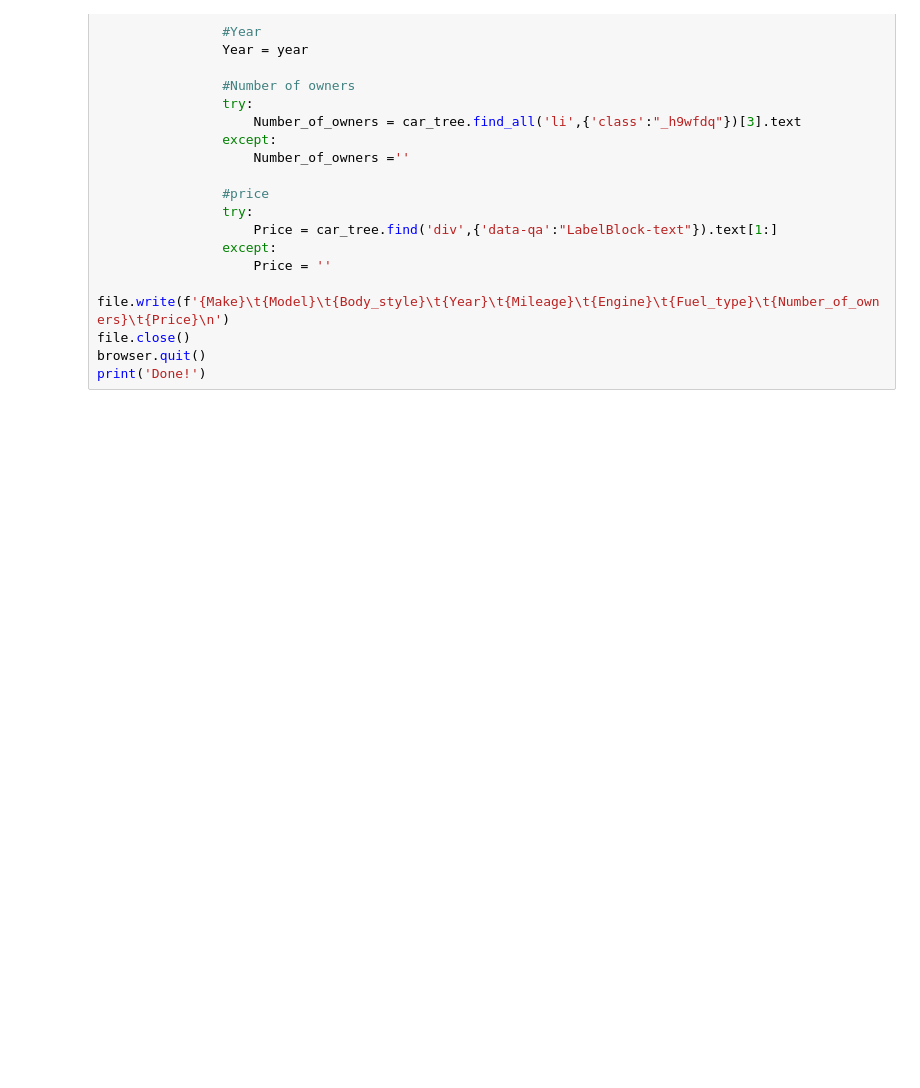
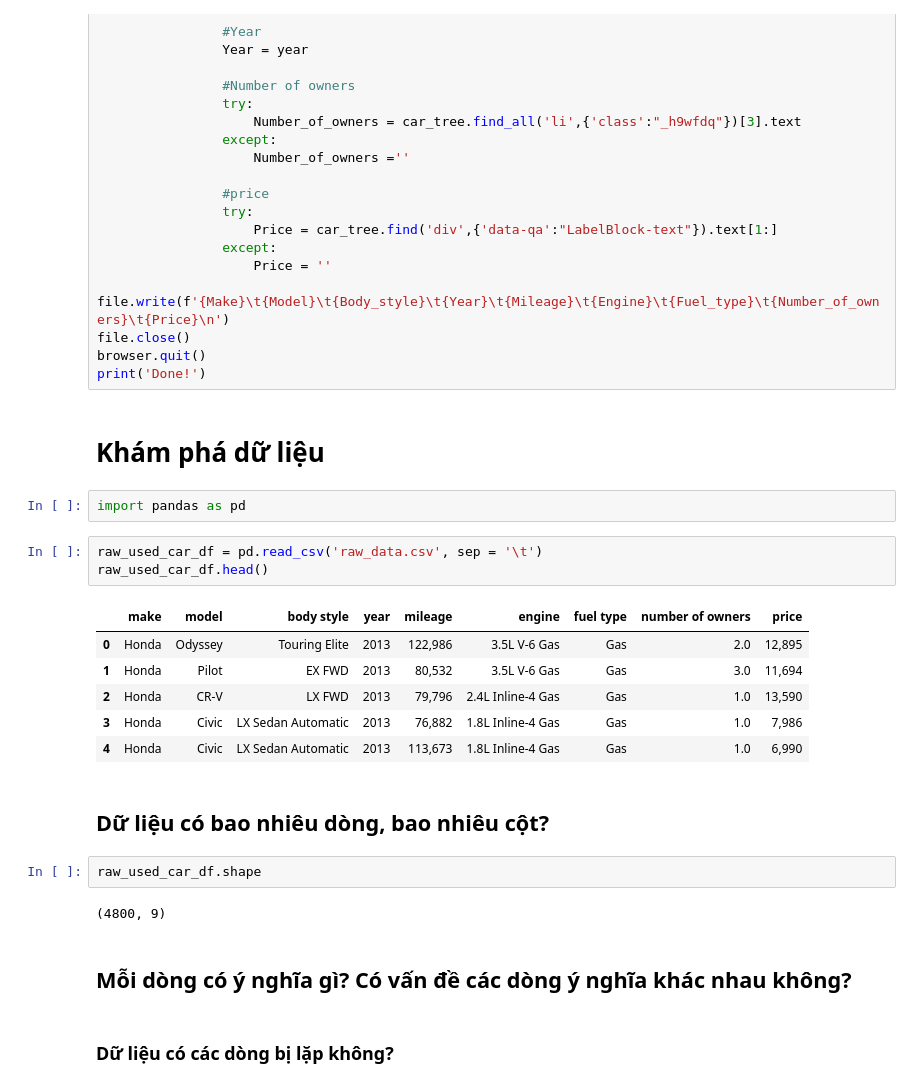
Before and after one commit to GiaBaoHoang/DataScience_FinalProject, a Jupyter notebook: ThuThapDuLieu.ipynb, the cells around one changed output. Cells and saved outputs as stored; diff of their text form; blank space fills up the shorter version.

```diff
--- a/ThuThapDuLieu.ipynb
+++ b/ThuThapDuLieu.ipynb
@@ -261,3 +265,27 @@ for make in makes:
 file.close()
 browser.quit()
 print('Done!')
+# %% [markdown]
+# Khám phá dữ liệu
+# %%
+import pandas as pd
+# %%
+raw_used_car_df = pd.read_csv('raw_data.csv', sep = '\t')
+raw_used_car_df.head()
+# %% [output]
+|  | make | model | body style | year | mileage | engine | fuel type | number of owners | price |
+| 0 | Honda | Odyssey | Touring Elite | 2013 | 122,986 | 3.5L V-6 Gas | Gas | 2.0 | 12,895 |
+| 1 | Honda | Pilot | EX FWD | 2013 | 80,532 | 3.5L V-6 Gas | Gas | 3.0 | 11,694 |
+| 2 | Honda | CR-V | LX FWD | 2013 | 79,796 | 2.4L Inline-4 Gas | Gas | 1.0 | 13,590 |
+| 3 | Honda | Civic | LX Sedan Automatic | 2013 | 76,882 | 1.8L Inline-4 Gas | Gas | 1.0 | 7,986 |
+| 4 | Honda | Civic | LX Sedan Automatic | 2013 | 113,673 | 1.8L Inline-4 Gas | Gas | 1.0 | 6,990 |
+# %% [markdown]
+## Dữ liệu có bao nhiêu dòng, bao nhiêu cột?
+# %%
+raw_used_car_df.shape
+# %% [output]
+(4800, 9)
+# %% [markdown]
+## Mỗi dòng có ý nghĩa gì? Có vấn đề các dòng ý nghĩa khác nhau không?
+# %% [markdown]
+### Dữ liệu có các dòng bị lặp không?
```
Also changed, not shown: parts of 25 cells of this notebook.
